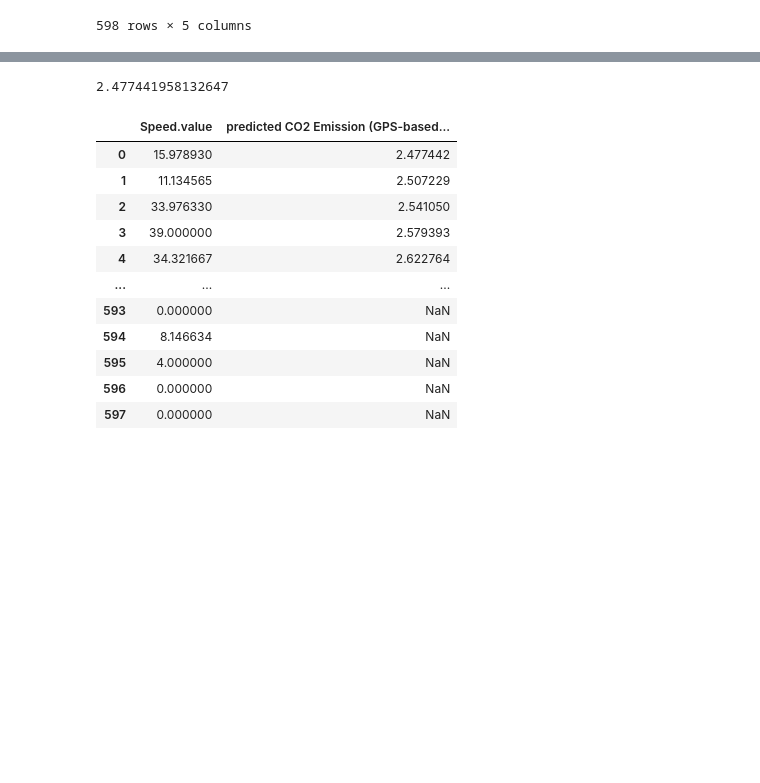
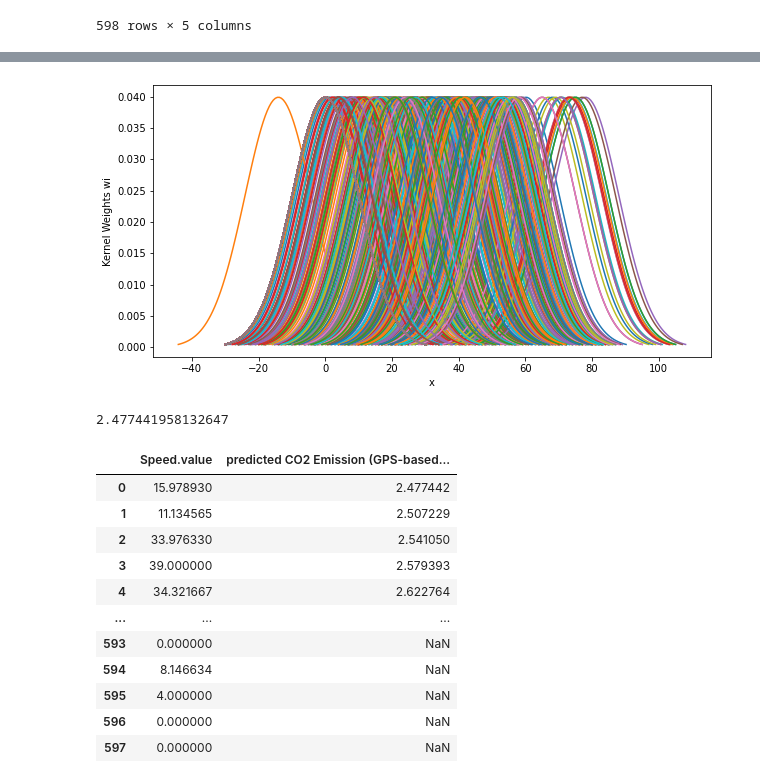
Before and after one commit to imkeines/eda_quality, a Jupyter notebook: examples/EDA_imputation.ipynb, the cells around one changed output, grey strips where cells are left out. Drawn from its saved outputs; the diff is of its cells as text; code cells hidden in the pictures; blank space fills up the shorter version.

```diff
--- a/examples/EDA_imputation.ipynb
+++ b/examples/EDA_imputation.ipynb
@@ -328,6 +336,6 @@ relation2
 | 597 | 5eeb4acdd6e3cf256ba12a68 | 0.000000 | 1.963046 | 0 | 0 |
 598 rows × 5 columns
 # %%
-fig = px.scatter(relation2, x="Speed.value", y="CO2 Emission (GPS-based).value")
-fig.show()
+gaussianKernelRegression=GKR(relation2['Speed.value'],relation2['CO2 Emission (GPS-based).value'], 10)
+gaussianKernelRegression.visualize_kernels(100)
 # %% [output]
@@ -335,0 +342 @@ fig.show()
+[figure, added]
```
Also changed, not shown: parts of 8 cells of this notebook.
